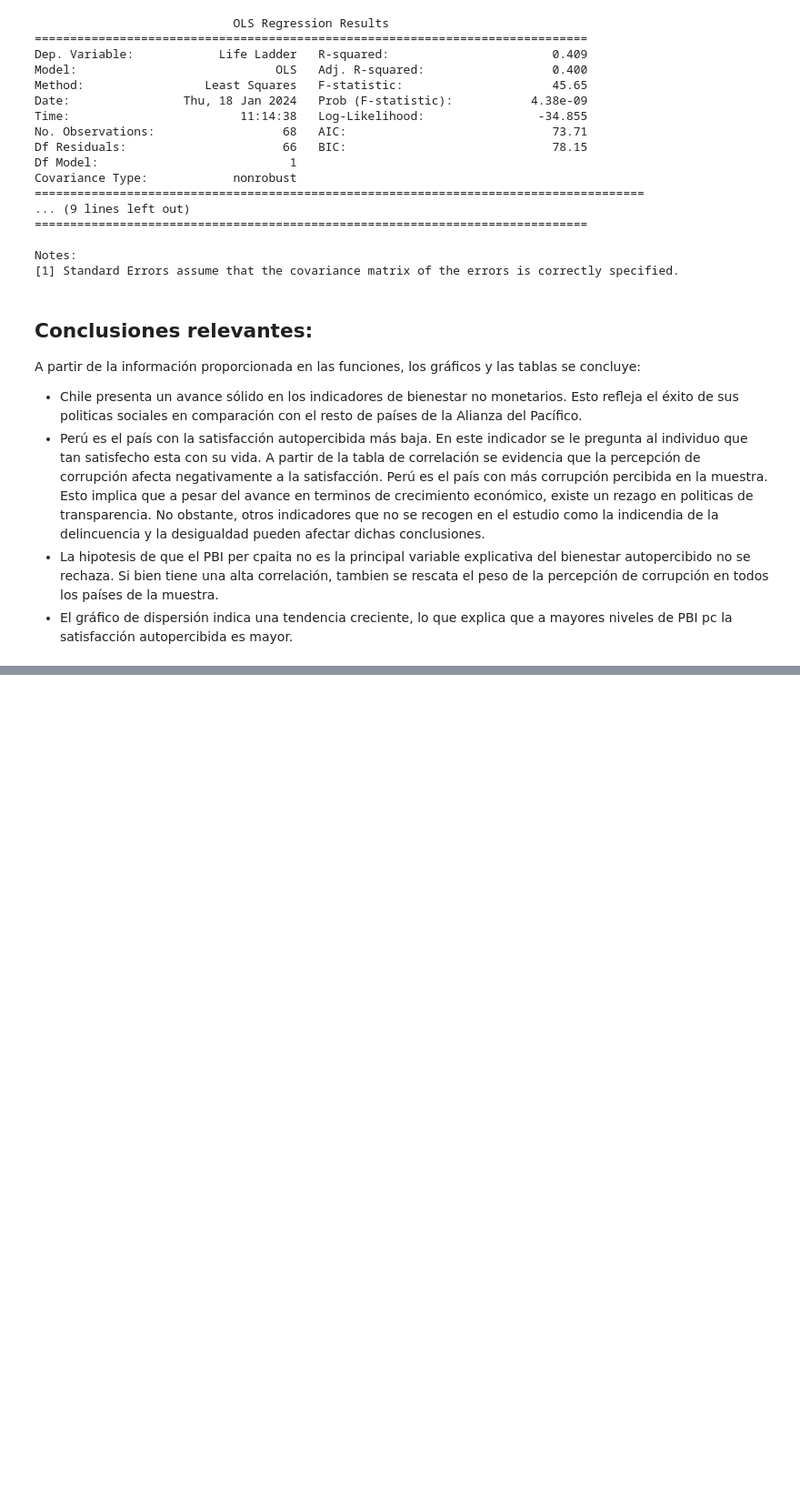
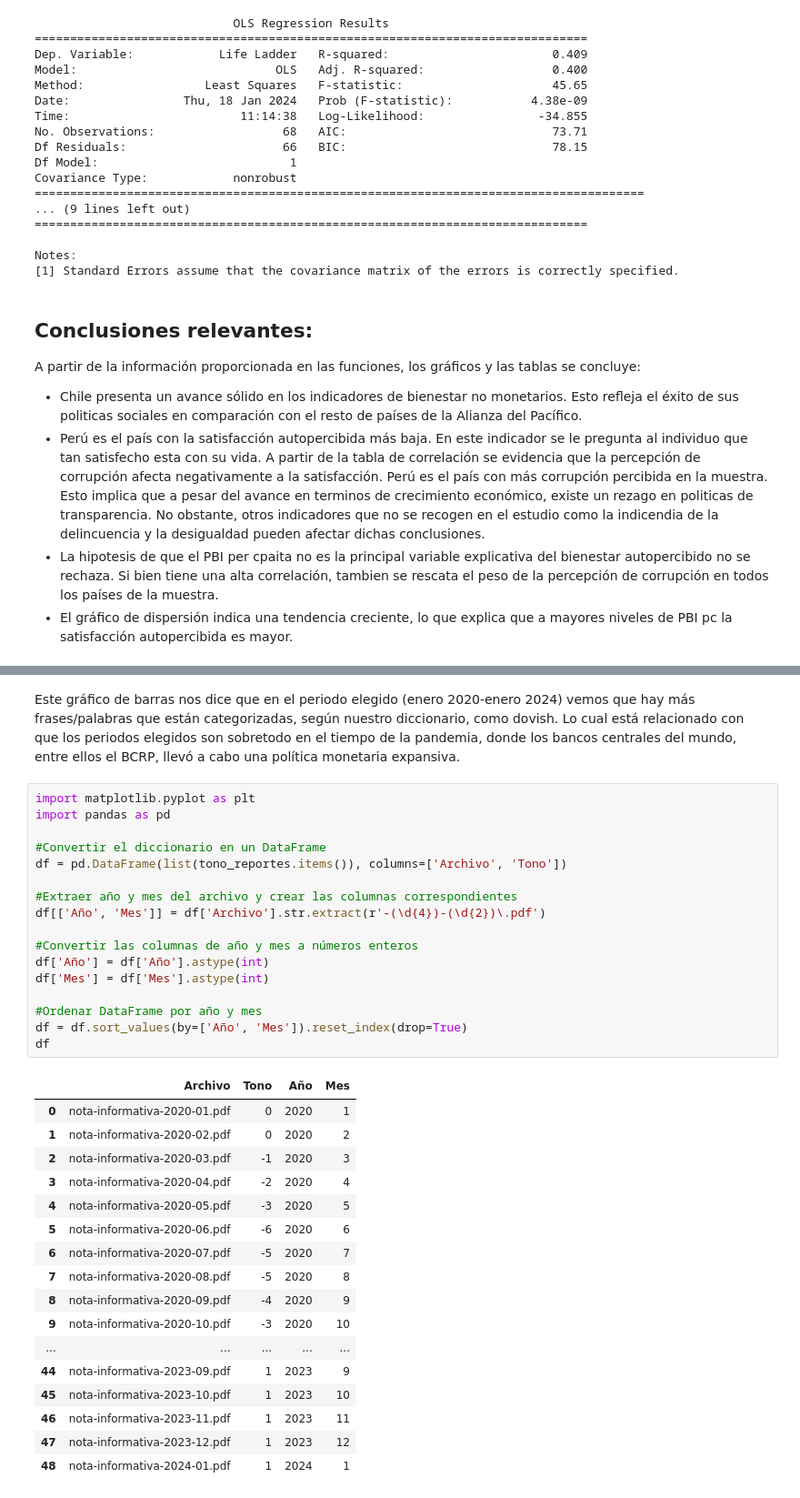
Before and after one commit to raviro2000/proyecto-final-rafael-vilca_piero-fernandez-davila, a Jupyter notebook: proyecto_final_plantilla.ipynb, the cells around one changed output, grey strips where cells are left out. Shown: that part at 91% size. Saved outputs shown, nothing was run; the diff lists cells and outputs as text; blank space fills up the shorter version.

```diff
--- a/proyecto_final_plantilla.ipynb
+++ b/proyecto_final_plantilla.ipynb
@@ -272,0 +352,37 @@ A partir de la información proporcionada en las funciones, los gráficos y las
+# %% [markdown]
+Este gráfico de barras nos dice que en el periodo elegido (enero 2020-enero 2024) vemos que hay más frases/palabras que están categorizadas, según nuestro diccionario, como dovish. Lo cual está relacionado con que los periodos elegidos son sobretodo en el tiempo de la pandemia, donde los bancos centrales del mundo, entre ellos el BCRP, llevó a cabo una política monetaria expansiva.
+# %%
+import matplotlib.pyplot as plt
+import pandas as pd
+
+#Convertir el diccionario en un DataFrame
+df = pd.DataFrame(list(tono_reportes.items()), columns=['Archivo', 'Tono'])
+
+#Extraer año y mes del archivo y crear las columnas correspondientes
+df[['Año', 'Mes']] = df['Archivo'].str.extract(r'-(\d{4})-(\d{2})\.pdf')
+
+#Convertir las columnas de año y mes a números enteros
+df['Año'] = df['Año'].astype(int)
+df['Mes'] = df['Mes'].astype(int)
+
+#Ordenar DataFrame por año y mes
+df = df.sort_values(by=['Año', 'Mes']).reset_index(drop=True)
+df
+# %% [output]
+|  | Archivo | Tono | Año | Mes |
+| 0 | nota-informativa-2020-01.pdf | 0 | 2020 | 1 |
+| 1 | nota-informativa-2020-02.pdf | 0 | 2020 | 2 |
+| 2 | nota-informativa-2020-03.pdf | -1 | 2020 | 3 |
+| 3 | nota-informativa-2020-04.pdf | -2 | 2020 | 4 |
+| 4 | nota-informativa-2020-05.pdf | -3 | 2020 | 5 |
+| 5 | nota-informativa-2020-06.pdf | -6 | 2020 | 6 |
+| 6 | nota-informativa-2020-07.pdf | -5 | 2020 | 7 |
+| 7 | nota-informativa-2020-08.pdf | -5 | 2020 | 8 |
+| 8 | nota-informativa-2020-09.pdf | -4 | 2020 | 9 |
+| 9 | nota-informativa-2020-10.pdf | -3 | 2020 | 10 |
+| ... | ... | ... | ... | ... |
+| 44 | nota-informativa-2023-09.pdf | 1 | 2023 | 9 |
+| 45 | nota-informativa-2023-10.pdf | 1 | 2023 | 10 |
+| 46 | nota-informativa-2023-11.pdf | 1 | 2023 | 11 |
+| 47 | nota-informativa-2023-12.pdf | 1 | 2023 | 12 |
+| 48 | nota-informativa-2024-01.pdf | 1 | 2024 | 1 |
```
Also changed, not shown: parts of 5 cells of this notebook, 1 other file.
